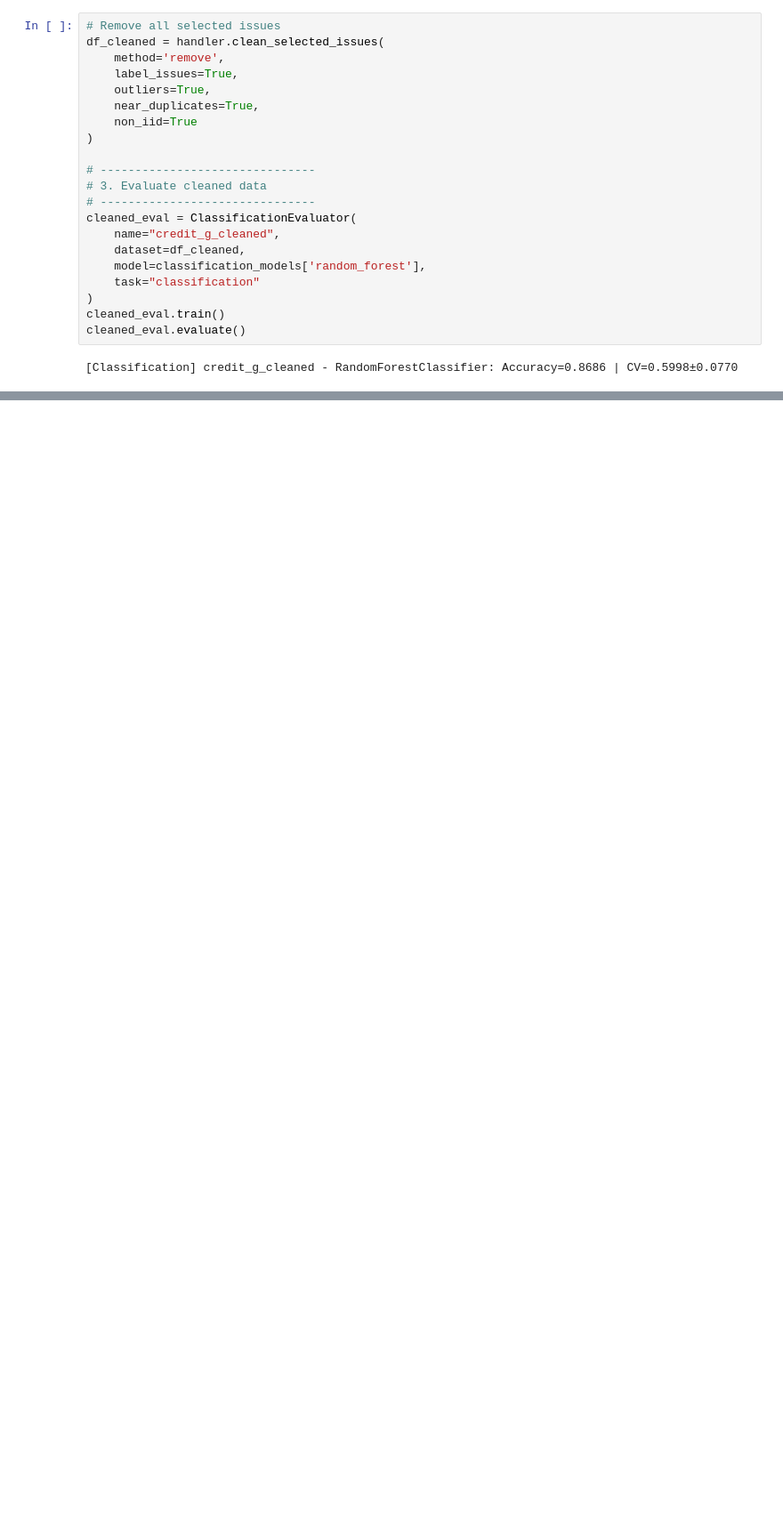
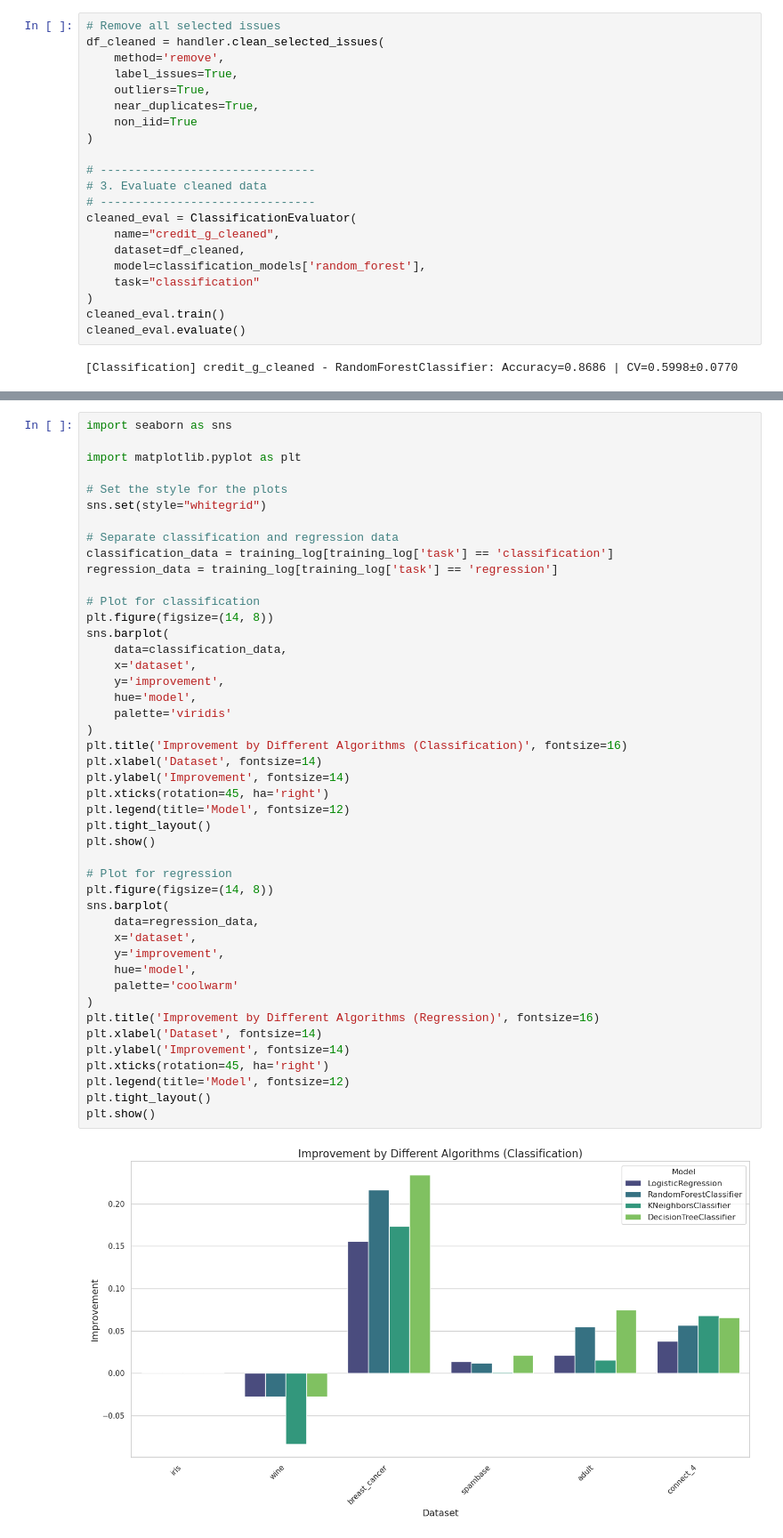
Before and after one commit to mjoudy/galaxy-cleanlab, a Jupyter notebook: cleanlab_evaluation.ipynb, the cells around one changed output, grey strips where cells are left out. Shown at 89% size. Saved outputs shown, nothing was run; the diff lists cells and outputs as text; blank space fills up the shorter version.

```diff
--- a/cleanlab_evaluation.ipynb
+++ b/cleanlab_evaluation.ipynb
@@ -233,0 +287,47 @@ training_log
+# %%
+import seaborn as sns
+
+import matplotlib.pyplot as plt
+
+# Set the style for the plots
+sns.set(style="whitegrid")
+
+# Separate classification and regression data
+classification_data = training_log[training_log['task'] == 'classification']
+regression_data = training_log[training_log['task'] == 'regression']
+
+# Plot for classification
+plt.figure(figsize=(14, 8))
+sns.barplot(
+    data=classification_data,
+    x='dataset',
+    y='improvement',
+    hue='model',
+    palette='viridis'
+)
+plt.title('Improvement by Different Algorithms (Classification)', fontsize=16)
+plt.xlabel('Dataset', fontsize=14)
+plt.ylabel('Improvement', fontsize=14)
+plt.xticks(rotation=45, ha='right')
+plt.legend(title='Model', fontsize=12)
+plt.tight_layout()
+plt.show()
+
+# Plot for regression
+plt.figure(figsize=(14, 8))
+sns.barplot(
+    data=regression_data,
+    x='dataset',
+    y='improvement',
+    hue='model',
+    palette='coolwarm'
+)
+plt.title('Improvement by Different Algorithms (Regression)', fontsize=16)
+plt.xlabel('Dataset', fontsize=14)
+plt.ylabel('Improvement', fontsize=14)
+plt.xticks(rotation=45, ha='right')
+plt.legend(title='Model', fontsize=12)
+plt.tight_layout()
+plt.show()
+# %% [output]
+[figure, added]
```
Also changed, not shown: parts of 5 cells of this notebook, 3 other files.
